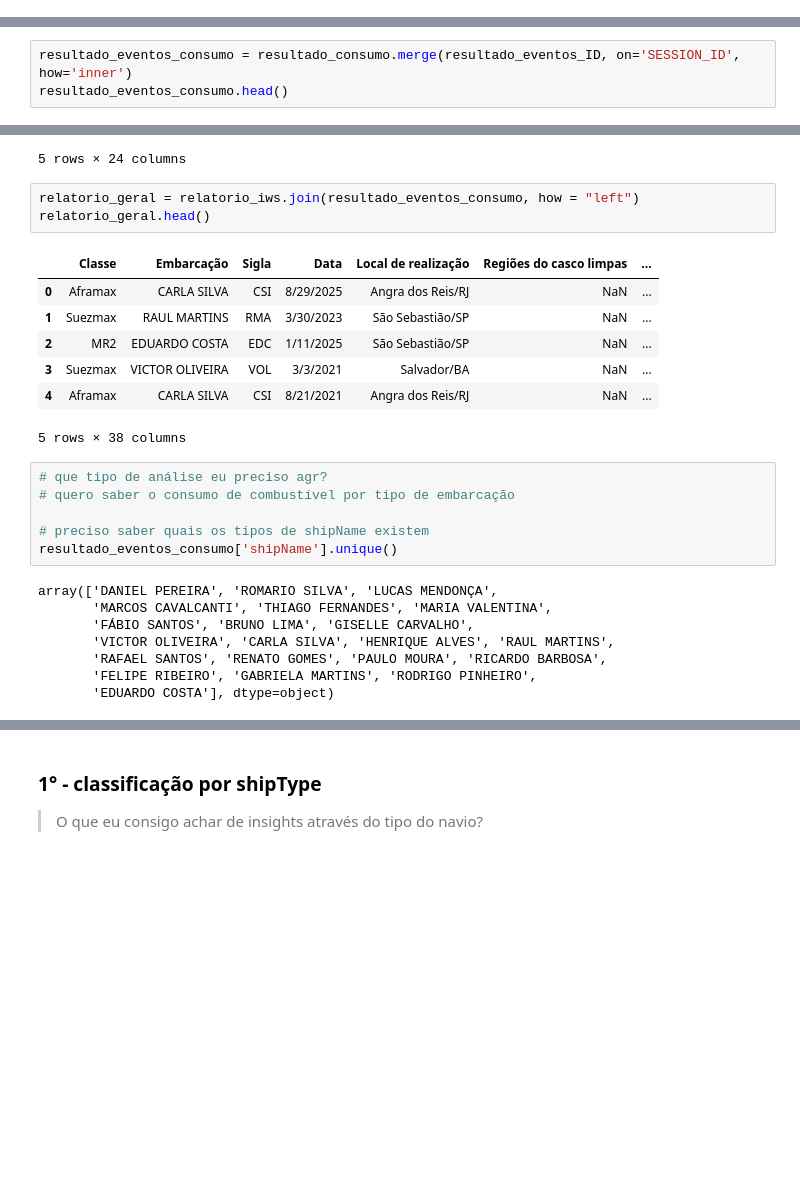
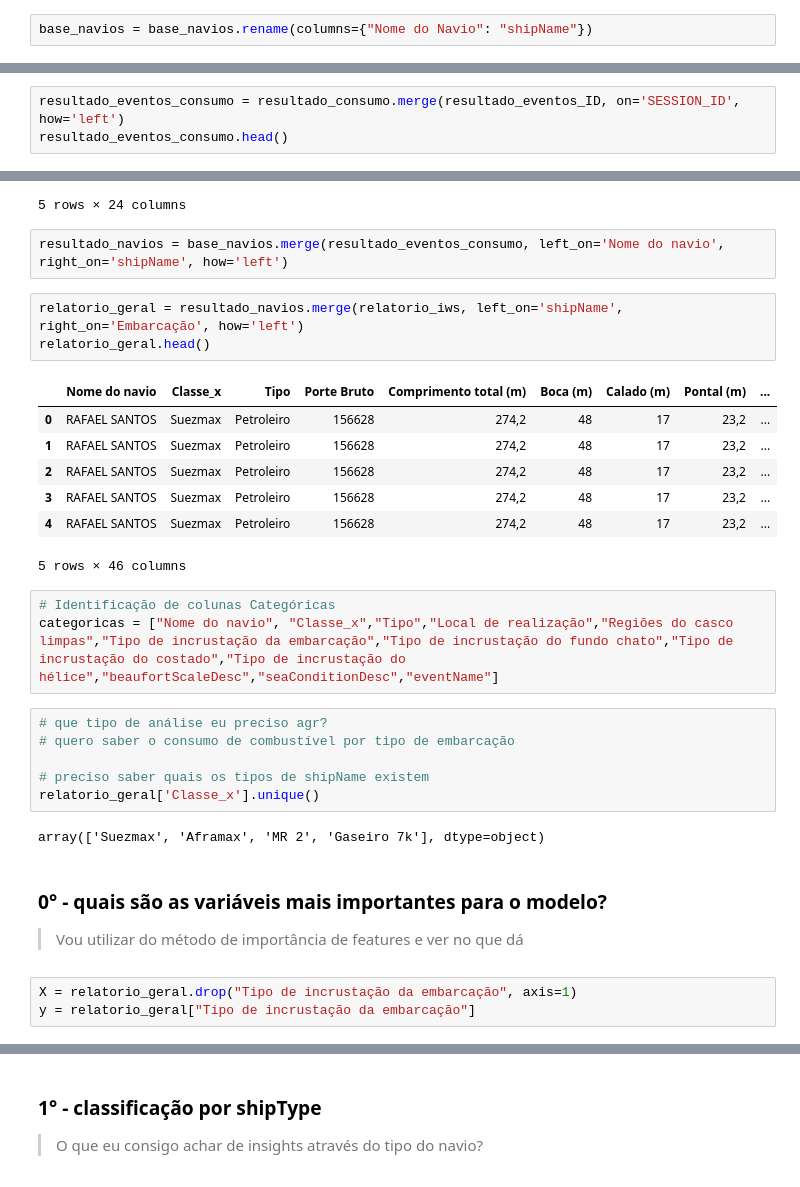
Before and after one commit to Beatriz-Bronoski/Transpetro_equipe_10, a Jupyter notebook: EDA.ipynb, the cells around one changed output, grey strips where cells are left out. Saved outputs shown, nothing was run; the diff lists cells and outputs as text; blank space fills up the shorter version.

```diff
--- a/EDA.ipynb
+++ b/EDA.ipynb
@@ -20,6 +20,8 @@ base_navios.head()
 | 2 | VICTOR OLIVEIRA | Suezmax | Petroleiro | 156492 | 274,2 | 48 | 17 | 23,2 |
 | 3 | FELIPE RIBEIRO | Suezmax | Petroleiro | 157700 | 274,2 | 48 | 17 | 23,2 |
 | 4 | GISELLE CARVALHO | Suezmax | Petroleiro | 156504 | 274,2 | 48 | 17 | 23,2 |
+# %%
+base_navios = base_navios.rename(columns={"Nome do Navio": "shipName"})
 # %%
 relatorio_iws['Embarcação'] = relatorio_iws['Embarcação'].str.upper()
 relatorio_iws.head()
@@ -55,7 +57,7 @@ resultado_eventos_ID.head()
 # %%
 # adicionar outro tratamento: embarcação em base_eventos é igual a shipName em base_consumo
 # %%
-resultado_eventos_consumo = resultado_consumo.merge(resultado_eventos_ID, on='SESSION_ID', how='inner')
+resultado_eventos_consumo = resultado_consumo.merge(resultado_eventos_ID, on='SESSION_ID', how='left')
 resultado_eventos_consumo.head()
 # %% [output]
 |  | SESSION_ID | CONSUMED_QUANTITY | DESCRIPTION | shipName | class | eventName | startGMTDate | endGMTDate | ... |
@@ -65,28 +67,33 @@ resultado_eventos_consumo.head()
 | 3 | 39800000093 | 47.0 | LSHFO 0.5 | DANIEL PEREIRA | Aframax | NAVEGACAO | 2021-05-28 10:00:00 | 2021-05-29 11:00:00 | ... |
 | 4 | 39800000095 | 46.0 | LSHFO 0.5 | DANIEL PEREIRA | Aframax | NAVEGACAO | 2021-05-29 11:00:00 | 2021-05-30 11:00:00 | ... |
 5 rows × 24 columns
+# %%
+resultado_navios = base_navios.merge(resultado_eventos_consumo, left_on='Nome do navio', right_on='shipName', how='left')
 # %%
-relatorio_geral = relatorio_iws.join(resultado_eventos_consumo, how = "left")
+relatorio_geral = resultado_navios.merge(relatorio_iws, left_on='shipName', right_on='Embarcação', how='left')
 relatorio_geral.head()
 # %% [output]
-|  | Classe | Embarcação | Sigla | Data | Local de realização | Regiões do casco limpas | ... |
-| 0 | Aframax | CARLA SILVA | CSI | 8/29/2025 | Angra dos Reis/RJ | NaN | ... |
-| 1 | Suezmax | RAUL MARTINS | RMA | 3/30/2023 | São Sebastião/SP | NaN | ... |
-| 2 | MR2 | EDUARDO COSTA | EDC | 1/11/2025 | São Sebastião/SP | NaN | ... |
-| 3 | Suezmax | VICTOR OLIVEIRA | VOL | 3/3/2021 | Salvador/BA | NaN | ... |
-| 4 | Aframax | CARLA SILVA | CSI | 8/21/2021 | Angra dos Reis/RJ | NaN | ... |
+|  | Nome do navio | Classe_x | Tipo | Porte Bruto | Comprimento total (m) | Boca (m) | Calado (m) | Pontal (m) | ... |
+| 0 | RAFAEL SANTOS | Suezmax | Petroleiro | 156628 | 274,2 | 48 | 17 | 23,2 | ... |
+| 1 | RAFAEL SANTOS | Suezmax | Petroleiro | 156628 | 274,2 | 48 | 17 | 23,2 | ... |
+| 2 | RAFAEL SANTOS | Suezmax | Petroleiro | 156628 | 274,2 | 48 | 17 | 23,2 | ... |
+| 3 | RAFAEL SANTOS | Suezmax | Petroleiro | 156628 | 274,2 | 48 | 17 | 23,2 | ... |
+| 4 | RAFAEL SANTOS | Suezmax | Petroleiro | 156628 | 274,2 | 48 | 17 | 23,2 | ... |
-5 rows × 38 columns
+5 rows × 46 columns
+# %%
+# Identificação de colunas Categóricas
+categoricas = ["Nome do navio", "Classe_x","Tipo","Local de realização","Regiões do casco limpas","Tipo de incrustação da embarcação","Tipo de incrustação do fundo chato","Tipo de incrustação do costado","Tipo de incrustação do hélice","beaufortScaleDesc","seaConditionDesc","eventName"]
 # %%
 # que tipo de análise eu preciso agr?
 # quero saber o consumo de combustível por tipo de embarcação
 
 # preciso saber quais os tipos de shipName existem
-resultado_eventos_consumo['shipName'].unique()
+relatorio_geral['Classe_x'].unique()
 # %% [output]
-array(['DANIEL PEREIRA', 'ROMARIO SILVA', 'LUCAS MENDONÇA',
-       'MARCOS CAVALCANTI', 'THIAGO FERNANDES', 'MARIA VALENTINA',
-       'FÁBIO SANTOS', 'BRUNO LIMA', 'GISELLE CARVALHO',
-       'VICTOR OLIVEIRA', 'CARLA SILVA', 'HENRIQUE ALVES', 'RAUL MARTINS',
-       'RAFAEL SANTOS', 'RENATO GOMES', 'PAULO MOURA', 'RICARDO BARBOSA',
-       'FELIPE RIBEIRO', 'GABRIELA MARTINS', 'RODRIGO PINHEIRO',
-       'EDUARDO COSTA'], dtype=object)
+array(['Suezmax', 'Aframax', 'MR 2', 'Gaseiro 7k'], dtype=object)
+# %% [markdown]
+### 0° - quais são as variáveis mais importantes para o modelo?
+> Vou utilizar do método de importância de features e ver no que dá
+# %%
+X = relatorio_geral.drop("Tipo de incrustação da embarcação", axis=1)
+y = relatorio_geral["Tipo de incrustação da embarcação"]
```
Also changed, not shown: parts of 9 cells of this notebook.
